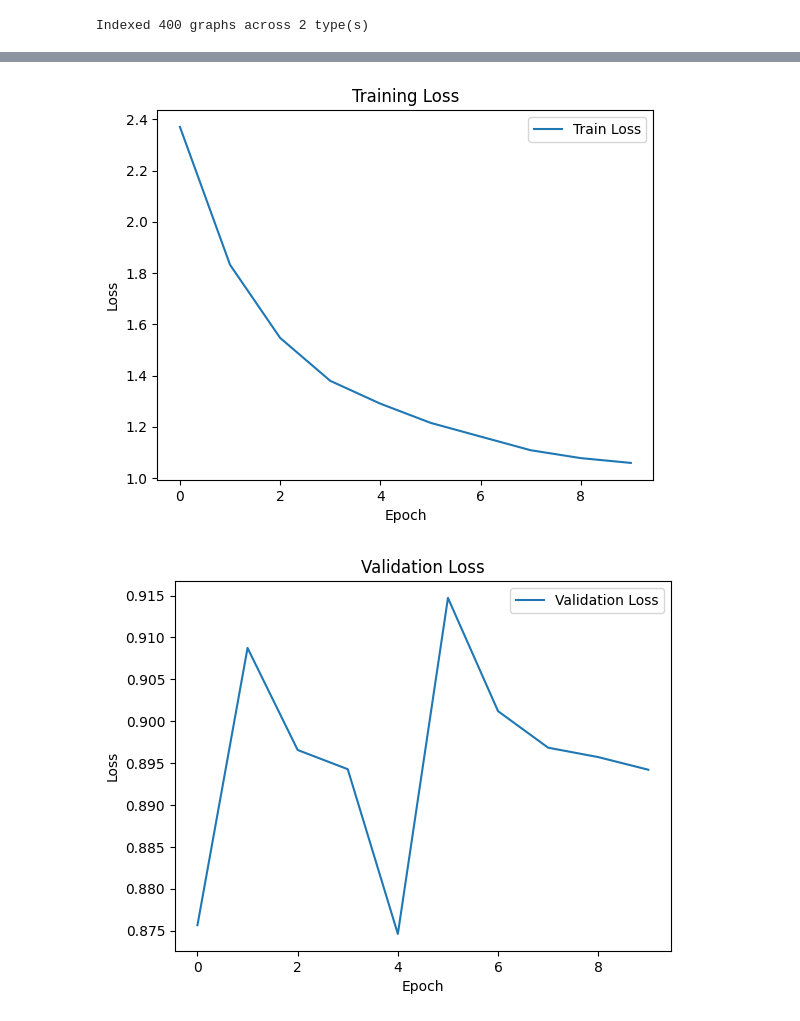
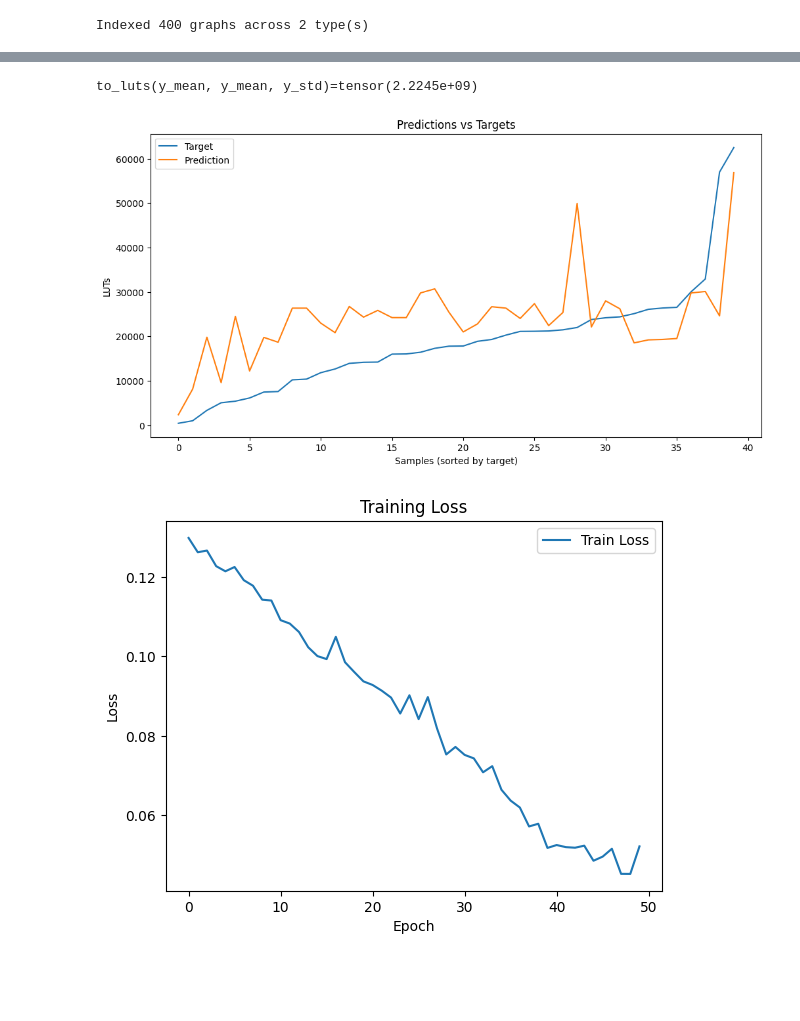
Before and after one commit to brios-polimi/LL-hls4ml, a Jupyter notebook: main.ipynb, the cells around one changed output, grey strips where cells are left out. Saved outputs shown, nothing was run; the diff lists cells and outputs as text; code cells hidden in the pictures; blank space fills up the shorter version.

```diff
--- a/main.ipynb
+++ b/main.ipynb
@@ -502,7 +528,7 @@ def validate_one_epoch(model, val_loader, criterion, device, y_mean, y_std):
     return epoch_loss
 # %%
 def fit(model, train_loader, val_loader, epochs, criterion, optimizer, device, y_mean, y_std,
-        l1_lambda=0, l2_lambda=0, patience=0, evaluation_metric="val_loss", mode='max',
+        patience=0, evaluation_metric="val_loss", mode='max',
         restore_best_weights=True, writer=None, verbose=10, experiment_name=""):
     """
     Train the neural network model on the training data and validate on the validation data.
@@ -517,8 +543,6 @@ def fit(model, train_loader, val_loader, epochs, criterion, optimizer, device, y
         device (torch.device): Computing device ('cuda' for GPU, 'cpu' for CPU)
         y_mean (float): Mean of the log-transformed target variable in the training set (for normalization)
         y_std (float): Standard deviation of the log-transformed target variable in the training set (for normalization)
-        l1_lambda (float): L1 regularization coefficient (default: 0)
-        l2_lambda (float): L2 regularization coefficient (default: 0)
         patience (int): Number of epochs to wait for improvement before early stopping (default: 0)
         evaluation_metric (str): Metric to monitor for early stopping (default: "val_loss")
         mode (str): 'max' for maximizing the metric, 'min' for minimizing (default: 'max')
@@ -549,7 +573,7 @@ def fit(model, train_loader, val_loader, epochs, criterion, optimizer, device, y
 
         # Forward pass through training data, compute gradients, update weights
         train_loss = train_one_epoch(
-            model, train_loader, criterion, optimizer, device, y_mean, y_std, l1_lambda, l2_lambda
+            model, train_loader, criterion, optimizer, device, y_mean, y_std
         )
 
         # Evaluate model on validation data without updating weights
@@ -646,8 +670,9 @@ model = CDFGRGCN(
     dropout=0.1,
     pool="mean",
 ).to(device)
-model.compile()
+#model.compile()
 torch.set_float32_matmul_precision('high')
+torch._dynamo.config.capture_scalar_outputs = True
 
 train_ys = torch.tensor([data.y for data in train_ds])
 log_ys = torch.log1p(train_ys)
@@ -661,15 +697,13 @@ model, training_history = fit(
     model,
     train_loader,
     val_loader,
-    epochs=10,
+    epochs=50,
     criterion=criterion,
     optimizer=optimizer,
     device=device,
     y_mean=y_mean,
     y_std=y_std,
-    l1_lambda=1e-5,
-    l2_lambda=1e-4,
-    patience=10,
+    patience=0,
     evaluation_metric="val_loss",
     mode='min',
     restore_best_weights=True,
@@ -691,19 +732,59 @@ KeyboardInterrupt:
 # %%
 import matplotlib.pyplot as plt
+print(f"{to_luts(y_mean, y_mean, y_std)=}")
+model.eval()
+
+all_preds = []
+all_targets = []
+
+with torch.no_grad():
+    for batch in val_loader:
+        batch = batch.to(device)
+
+        preds = to_luts(
+            model(batch).squeeze(-1),
+            y_mean.to(device),
+            y_std.to(device)
+        )
+
+        all_preds.append(preds.cpu())
+        all_targets.append(batch.y.cpu())
+
+all_preds = torch.cat(all_preds).numpy()
+all_targets = torch.cat(all_targets).numpy()
+
+# Sort by target value
+sort_idx = all_targets.argsort()
+
+sorted_targets = all_targets[sort_idx]
+sorted_preds = all_preds[sort_idx]
+
+plt.figure(figsize=(12, 6))
+
+plt.plot(sorted_targets, label="Target")
+plt.plot(sorted_preds, label="Prediction")
+
+plt.xlabel("Samples (sorted by target)")
+plt.ylabel("LUTs")
+plt.title("Predictions vs Targets")
+plt.legend()
+
+plt.show()
 
 plt.plot(training_history['train_loss'], label='Train Loss')
 plt.xlabel('Epoch')
 plt.ylabel('Loss')
 plt.title('Training Loss')
 plt.legend()
 plt.show()
 
 plt.plot(training_history['val_loss'], label='Validation Loss')
 plt.xlabel('Epoch')
 plt.ylabel('Loss')
 plt.title('Validation Loss')
 plt.legend()
 plt.show()
 # %% [output]
+to_luts(y_mean, y_mean, y_std)=tensor(2.2245e+09)
-[figure, old version]
+[figure, new version]
-[figure, old version]
+[figure, new version]
```
Also changed, not shown: parts of 11 cells of this notebook, 2 other files.
